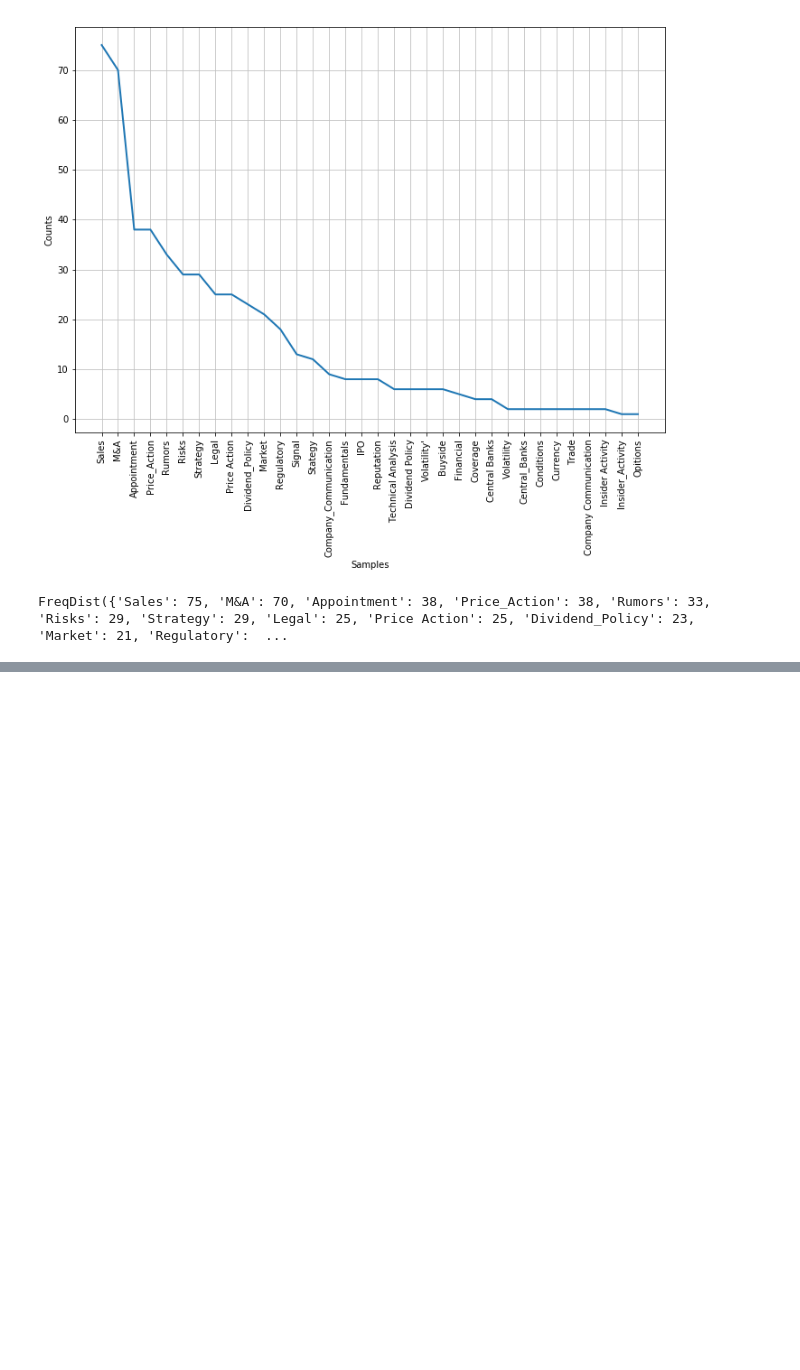
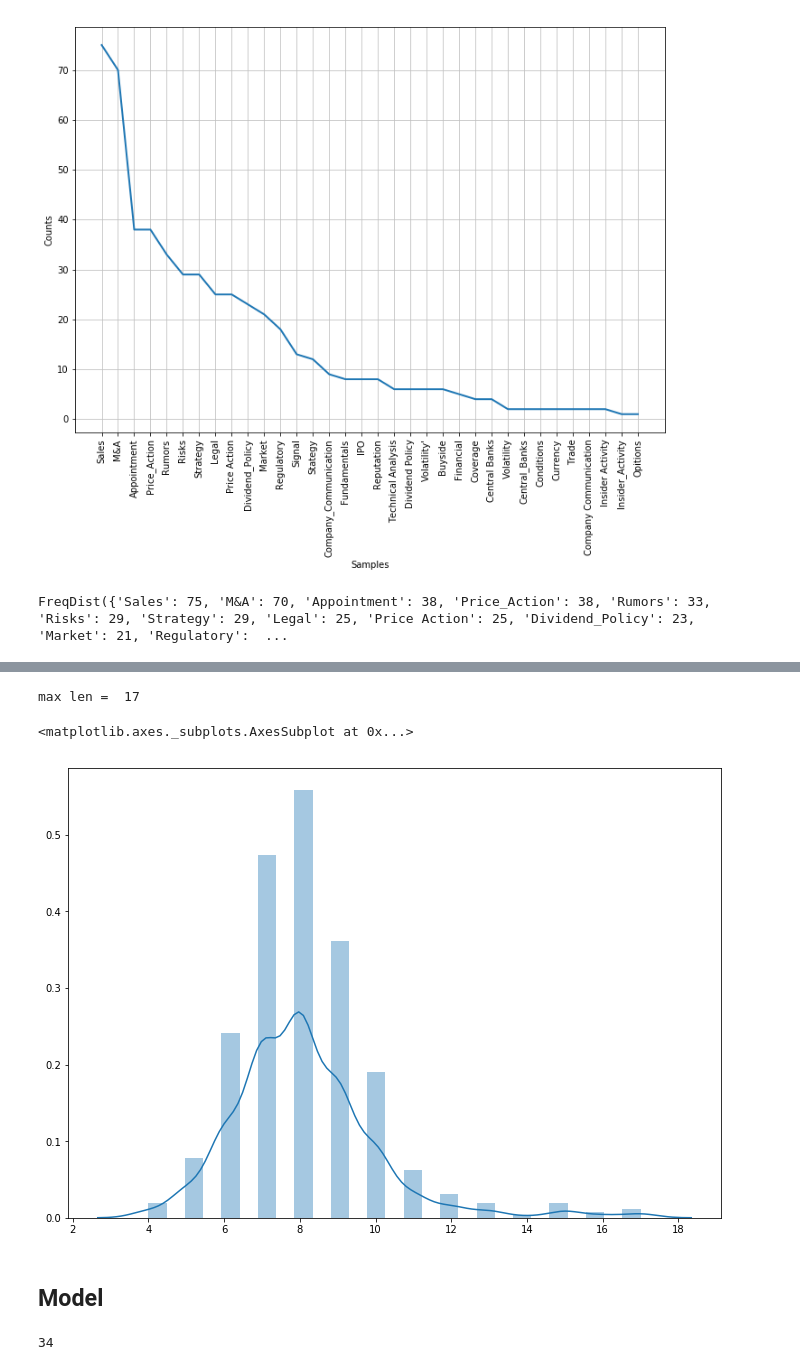
Before and after one commit to Hitkul/Aspect-Based-Sentiment-Analysis, a Jupyter notebook: Aspect_extraction_headlines.ipynb, the cells around one changed output, grey strips where cells are left out. Drawn from its saved outputs; the diff is of its cells as text; code cells hidden in the pictures; blank space fills up the shorter version.

Commit message:
model str done, need to tune the model

```diff
--- a/Aspect_extraction_headlines.ipynb
+++ b/Aspect_extraction_headlines.ipynb
@@ -201,0 +223,9 @@ L2_L1_pair
+# %%
+#number of words having same pos tags but not target
+count = 0
+for s in sentence_f:
+    text = word_tokenize(s)
+    for pair in pos_tag(text):
+        if pair[1] in target_tags_freq.keys() and pair[0] not in target_f:
+            count+=1
+count
@@ -201,0 +236,31 @@ L2_L1_pair
+# %%
+def clean_sentence(sentence):
+    #remove multiple repeat non num-aplha char !!!!!!!!!-->!
+    sentence = re.sub(r'(\W)\1{2,}', r'\1', sentence)
+    #removes alpha char repeating more than twice aaaa->aa
+    sentence = re.sub(r'(\w)\1{2,}', r'\1\1', sentence)
+    #removes links
+    sentence = re.sub(r'(?P<url>https?://[^\s]+)', r'', sentence)
+    # remove @usernames
+    sentence = re.sub(r"(?:\@|https?\://)\S+", "", sentence)
+    #removing stock names to see if it helps
+    sentence = re.sub(r"(?:\$|https?\://)\S+", "", sentence)
+    #remove # from #tags
+    sentence = sentence.replace('#','')
+    # split into tokens by white space
+    tokens = sentence.split()
+    # remove punctuation from each token
+    table = str.maketrans('', '', punctuation)
+    tokens = [w.translate(table) for w in tokens]
+    # remove remaining tokens that are not alphabetic
+#     tokens = [word for word in tokens if word.isalpha()]
+#no removing non alpha words to keep stock names($ZSL)
+    # filter out stop words
+    stop_words = set(stopwords.words('english'))
+    tokens = [w for w in tokens if not w in stop_words]
+    # filter out short tokens
+    tokens = [word for word in tokens if len(word) > 1]
+    tokens = ' '.join(tokens)
+    return tokens
+# %%
+sentenceX = [clean_sentence(x) for x in sentence_f]
@@ -201,0 +290,9 @@ L2_L1_pair
+# %%
+lengths = [len(s.split()) for s in sentenceX]
+# %%
+print('max len = ',max(lengths))
+sns.distplot(lengths)
+# %% [output]
+max len =  17
+<matplotlib.axes._subplots.AxesSubplot at 0x...>
+[figure, added]
@@ -201,0 +301,2 @@ L2_L1_pair
+# %% [markdown]
+## Model
@@ -201,0 +306,5 @@ L2_L1_pair
+# %%
+no_of_classes = n_label_level_2
+no_of_classes
+# %% [output]
+34
```
Also changed, not shown: parts of 36 cells of this notebook.
